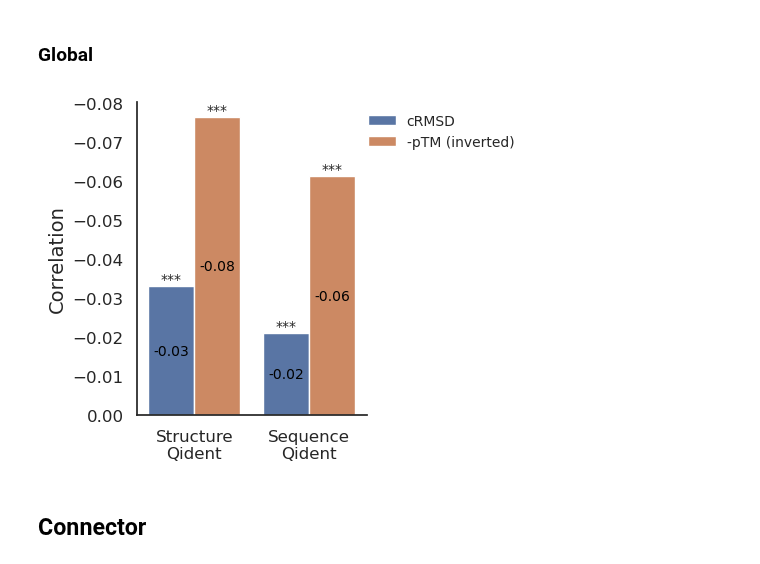
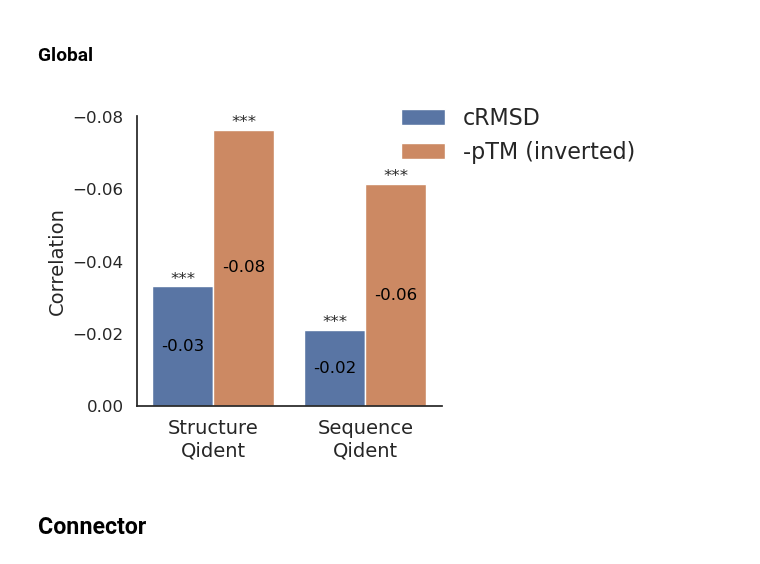
Before and after one commit to H-Dw/FANGS_v1, a Jupyter notebook: notebook/correlation_distance_dupl_embe_250627.ipynb, the cells around one changed output. Drawn from its saved outputs; the diff is of its cells as text; code cells hidden in the pictures.

```diff
--- a/notebook/correlation_distance_dupl_embe_250627.ipynb
+++ b/notebook/correlation_distance_dupl_embe_250627.ipynb
@@ -249,7 +288,7 @@ res_df = pd.DataFrame(rows)
 xticks = ['Structure\nQident', 'Sequence\nQident']
 
 sns.set(style="white")
-fig, ax = plt.subplots(figsize=(5, 4))
+fig, ax = plt.subplots(figsize=(6, 4))
 
 palette = {
     'cRMSD': sns.color_palette("deep")[0],
@@ -266,7 +305,7 @@ sns.barplot(
 )
 
 ax.set_xticks(range(len(xticks)))
-ax.set_xticklabels(xticks, rotation=0, ha='center', fontsize=12)
+ax.set_xticklabels(xticks, rotation=0, ha='center', fontsize=14)
 
 for container in ax.containers:
     if isinstance(container, BarContainer):
@@ -277,44 +316,44 @@ for container in ax.containers:
             labels=labels,
             label_type='center',
             padding=0,
-            fontsize=10,
+            fontsize=12,
             color='black'
         )
 
 for bar, p in zip(ax.patches, res_df['p_value']):
     ax.text(
         bar.get_x() + bar.get_width()/2,
         bar.get_height(),
         p_to_stars(p),
         ha='center', va='bottom',
-        fontsize=10
+        fontsize=12
     )
 
 ax.set_xlabel('')
 ax.set_ylabel('Correlation', fontsize=14)
 ax.tick_params(axis='y', labelsize=12)
 ax.spines['top'].set_visible(False)
 ax.spines['right'].set_visible(False)
 
 leg = ax.legend(
     title=None,
     loc='upper left',
-    bbox_to_anchor=(0.95, 1),
-    fontsize=10,
+    bbox_to_anchor=(0.8, 1.1),
+    fontsize=16,
     frameon=False
 )
 
 for text in leg.get_texts():
     if text.get_text() == 'pTM':
         text.set_text('-pTM (inverted)')
 
 ax.invert_yaxis()
 plt.tight_layout()
 
 plt.savefig(f"{fig_save_path}/global_similarity_spearmanr.png", dpi=600, bbox_inches='tight')
 plt.show()
 # %% [output]
-[figure, old version]
+[figure, new version]
 # %% [markdown]
 ## Connector
 # %%
```
Also changed, not shown: parts of 18 cells of this notebook, 7 other files.
